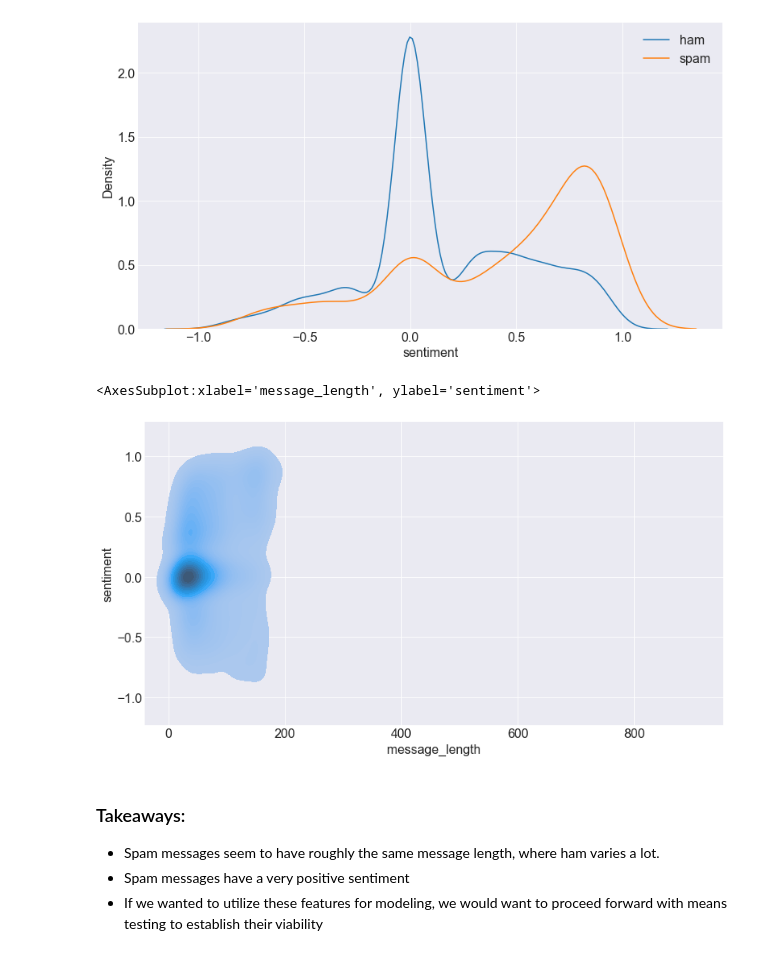
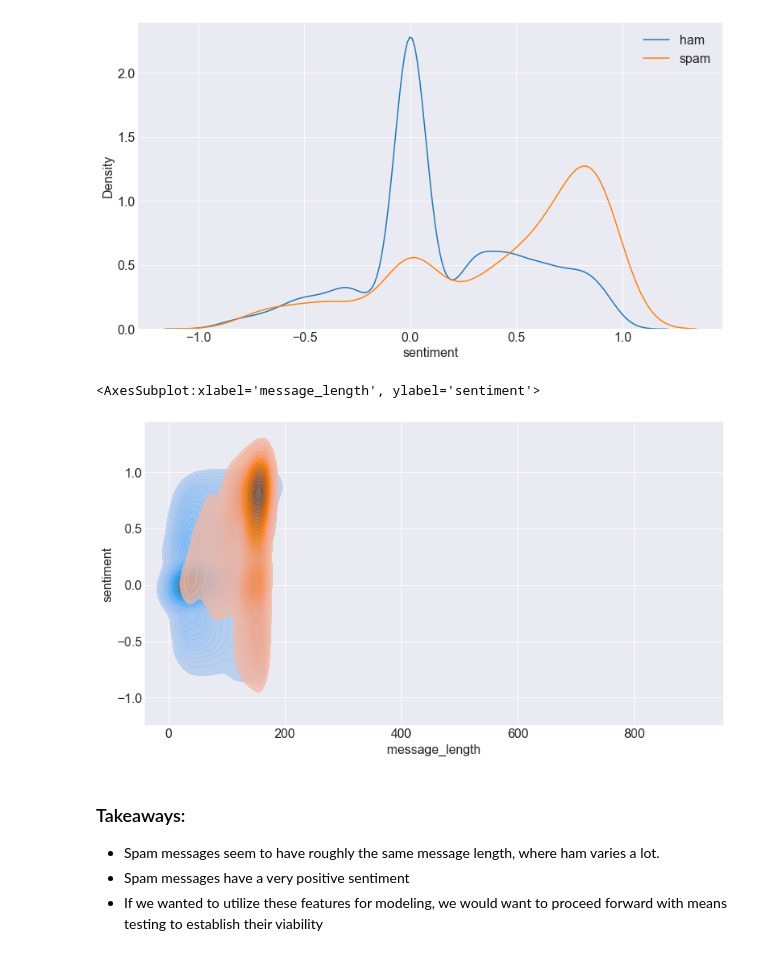
Before and after one commit to CodeupClassroom/mirzakhani-nlp-exercises, a Jupyter notebook: nlp_explore.ipynb, the cells around one changed output. Drawn from its saved outputs; the diff is of its cells as text; code cells hidden in the pictures.

Commit message:
Edit last visual

```diff
--- a/nlp_explore.ipynb
+++ b/nlp_explore.ipynb
@@ -491,14 +491,16 @@ plt.legend(['ham', 'spam'])
 # %%
 # Bivariate KDE plot for message_length vs sentiment score
 sns.kdeplot(
     df[df.label == 'ham'].message_length,
     df[df.label == 'ham'].sentiment,
-    levels = 30, shade = True );
+    levels = 30, shade = True, alpha=0.75);
 sns.kdeplot(
-            levels = 30, shade = True, alpha = 0.5 )
+    df[df.label == 'spam'].message_length,
+    df[df.label == 'spam'].sentiment,
+    levels = 30, shade = True, alpha=0.75)
 # %% [output]
 <AxesSubplot:xlabel='message_length', ylabel='sentiment'>
-[figure, old version]
+[figure, new version]
 # %% [markdown]
 ### Takeaways:
  - Spam messages seem to have roughly the same message length, where ham varies a lot.
```
